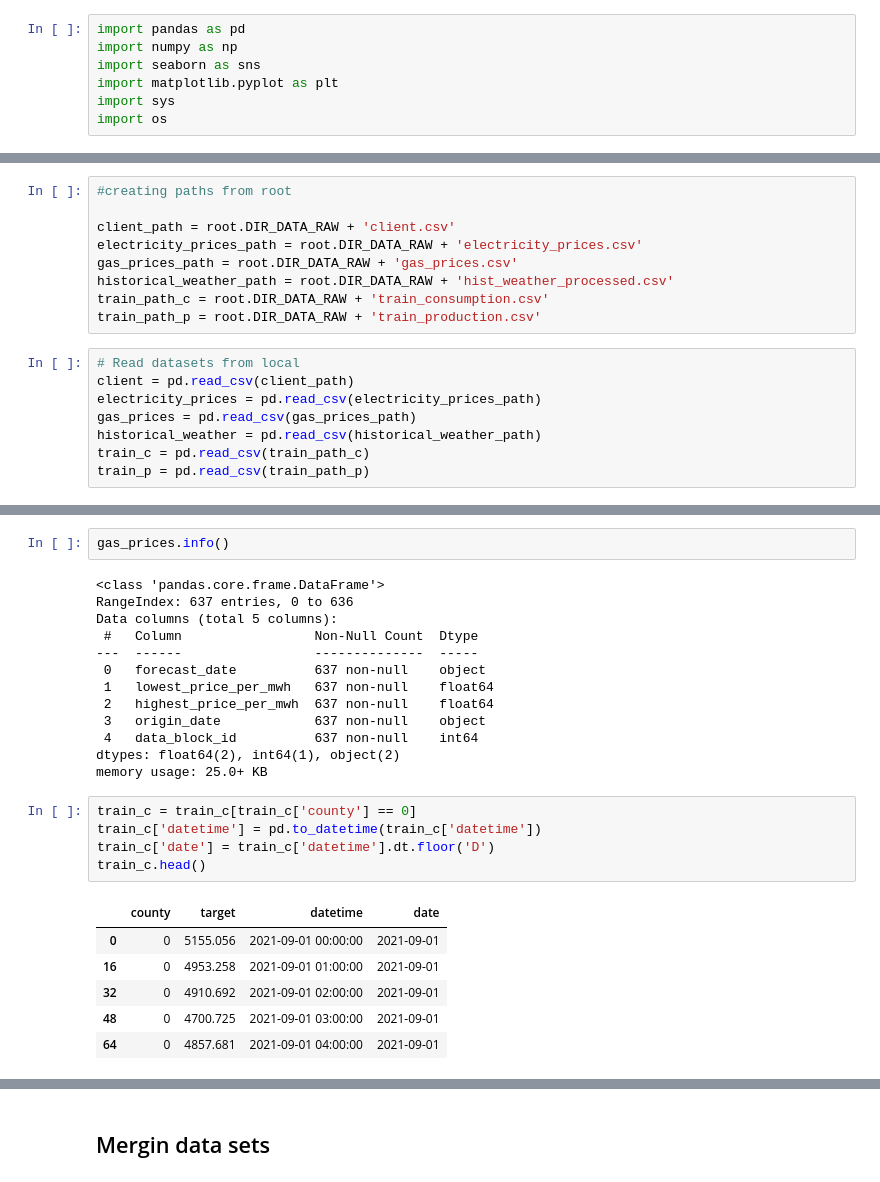
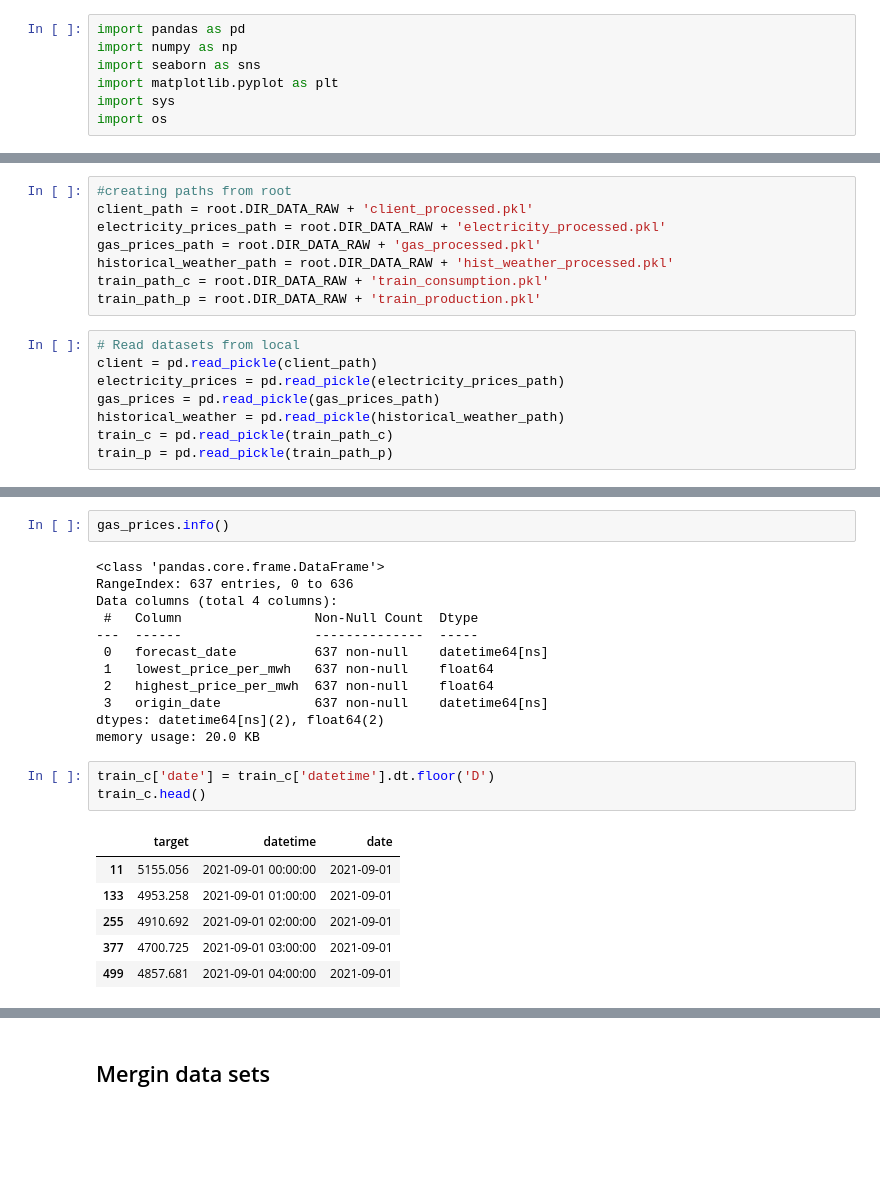
Before and after one commit to josemgoji/Proyecto-integrador-2, a Jupyter notebook: datalab/MergeDatasets.ipynb, the cells around one changed output, grey strips where cells are left out. Drawn from its saved outputs; the diff is of its cells as text; blank space fills up the shorter version.

```diff
--- a/datalab/MergeDatasets.ipynb
+++ b/datalab/MergeDatasets.ipynb
@@ -13,21 +12,20 @@ sys.path.insert(1, ROOT_PATH) # Insertar la ruta en sys.path
 import root
 # %%
 #creating paths from root
-
-client_path = root.DIR_DATA_RAW + 'client.csv'
-electricity_prices_path = root.DIR_DATA_RAW + 'electricity_prices.csv'
-gas_prices_path = root.DIR_DATA_RAW + 'gas_prices.csv'
-historical_weather_path = root.DIR_DATA_RAW + 'hist_weather_processed.csv'
-train_path_c = root.DIR_DATA_RAW + 'train_consumption.csv'
-train_path_p = root.DIR_DATA_RAW + 'train_production.csv'
+client_path = root.DIR_DATA_RAW + 'client_processed.pkl'
+electricity_prices_path = root.DIR_DATA_RAW + 'electricity_processed.pkl'
+gas_prices_path = root.DIR_DATA_RAW + 'gas_processed.pkl'
+historical_weather_path = root.DIR_DATA_RAW + 'hist_weather_processed.pkl'
+train_path_c = root.DIR_DATA_RAW + 'train_consumption.pkl'
+train_path_p = root.DIR_DATA_RAW + 'train_production.pkl'
 # %%
 # Read datasets from local
-client = pd.read_csv(client_path)
-electricity_prices = pd.read_csv(electricity_prices_path)
-gas_prices = pd.read_csv(gas_prices_path)
-historical_weather = pd.read_csv(historical_weather_path)
-train_c = pd.read_csv(train_path_c)
-train_p = pd.read_csv(train_path_p)
+client = pd.read_pickle(client_path)
+electricity_prices = pd.read_pickle(electricity_prices_path)
+gas_prices = pd.read_pickle(gas_prices_path)
+historical_weather = pd.read_pickle(historical_weather_path)
+train_c = pd.read_pickle(train_path_c)
+train_p = pd.read_pickle(train_path_p)
 # %%
 train_p.isnull().sum()
 # %% [output]
@@ -66,25 +60,22 @@ gas_prices.info()
 # %% [output]
 <class 'pandas.core.frame.DataFrame'>
 RangeIndex: 637 entries, 0 to 636
-Data columns (total 5 columns):
+Data columns (total 4 columns):
  #   Column                 Non-Null Count  Dtype
 ---  ------                 --------------  -----
- 0   forecast_date          637 non-null    object
+ 0   forecast_date          637 non-null    datetime64[ns]
  1   lowest_price_per_mwh   637 non-null    float64
  2   highest_price_per_mwh  637 non-null    float64
- 3   origin_date            637 non-null    object
- 4   data_block_id          637 non-null    int64
-dtypes: float64(2), int64(1), object(2)
-memory usage: 25.0+ KB
+ 3   origin_date            637 non-null    datetime64[ns]
+dtypes: datetime64[ns](2), float64(2)
+memory usage: 20.0 KB
 # %%
-train_c = train_c[train_c['county'] == 0]
-train_c['datetime'] = pd.to_datetime(train_c['datetime'])
 train_c['date'] = train_c['datetime'].dt.floor('D')
 train_c.head()
 # %% [output]
-|  | county | target | datetime | date |
-| 0 | 0 | 5155.056 | 2021-09-01 00:00:00 | 2021-09-01 |
-| 16 | 0 | 4953.258 | 2021-09-01 01:00:00 | 2021-09-01 |
-| 32 | 0 | 4910.692 | 2021-09-01 02:00:00 | 2021-09-01 |
-| 48 | 0 | 4700.725 | 2021-09-01 03:00:00 | 2021-09-01 |
-| 64 | 0 | 4857.681 | 2021-09-01 04:00:00 | 2021-09-01 |
+|  | target | datetime | date |
+| 11 | 5155.056 | 2021-09-01 00:00:00 | 2021-09-01 |
+| 133 | 4953.258 | 2021-09-01 01:00:00 | 2021-09-01 |
+| 255 | 4910.692 | 2021-09-01 02:00:00 | 2021-09-01 |
+| 377 | 4700.725 | 2021-09-01 03:00:00 | 2021-09-01 |
+| 499 | 4857.681 | 2021-09-01 04:00:00 | 2021-09-01 |
```
Also changed, not shown: parts of 24 cells of this notebook, 2 other files.
